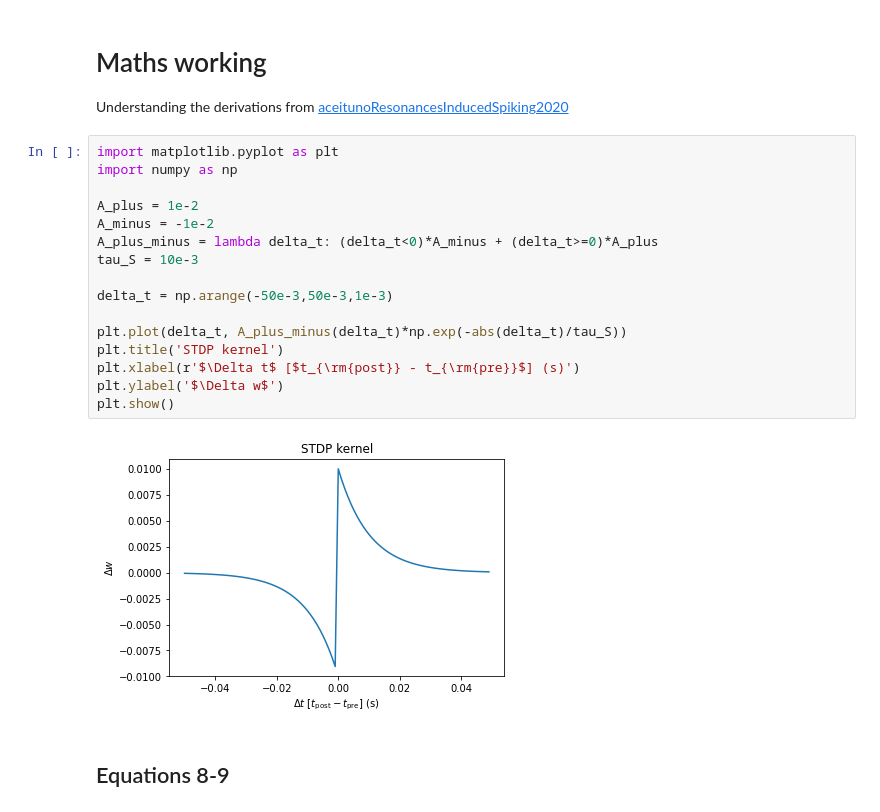
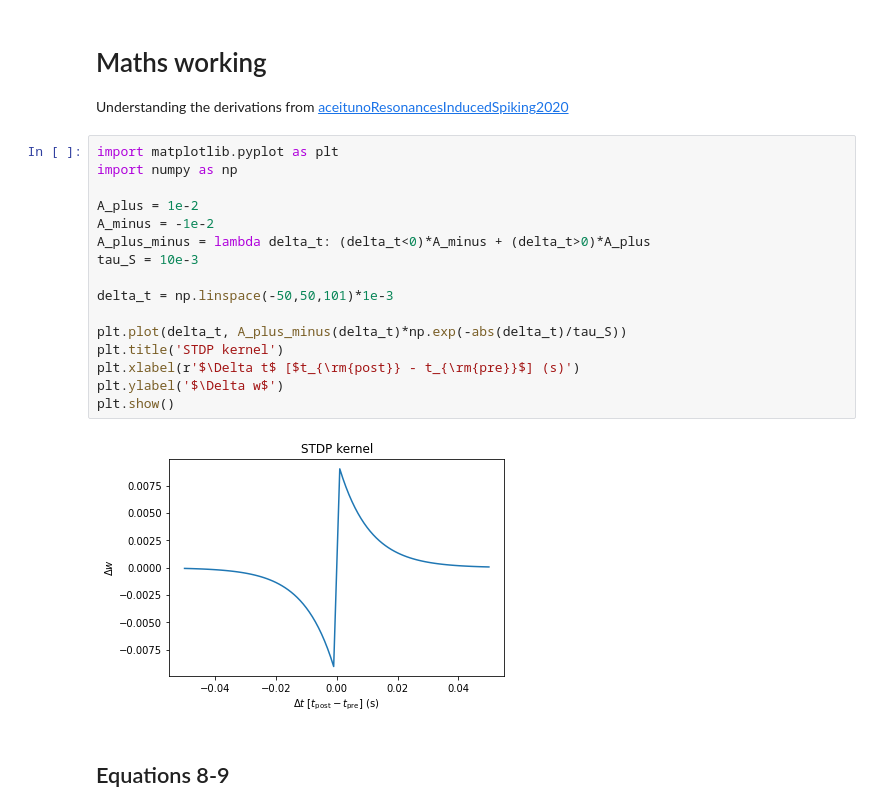
Before and after one commit to Dominic-DallOsto/STDP-Resonant-Networks, a Jupyter notebook: maths working.ipynb, the cells around one changed output. Cells and saved outputs as stored; diff of their text form.

```diff
--- a/maths working.ipynb
+++ b/maths working.ipynb
@@ -5,21 +5,21 @@ Understanding the derivations from [aceitunoResonancesInducedSpiking2020](http:/
 # %%
 import matplotlib.pyplot as plt
 import numpy as np
 
 A_plus = 1e-2
 A_minus = -1e-2
-A_plus_minus = lambda delta_t: (delta_t<0)*A_minus + (delta_t>=0)*A_plus
+A_plus_minus = lambda delta_t: (delta_t<0)*A_minus + (delta_t>0)*A_plus
 tau_S = 10e-3
 
-delta_t = np.arange(-50e-3,50e-3,1e-3)
+delta_t = np.linspace(-50,50,101)*1e-3
 
 plt.plot(delta_t, A_plus_minus(delta_t)*np.exp(-abs(delta_t)/tau_S))
 plt.title('STDP kernel')
 plt.xlabel(r'$\Delta t$ [$t_{\rm{post}} - t_{\rm{pre}}$] (s)')
 plt.ylabel('$\Delta w$')
 plt.show()
 # %% [output]
-[figure, old version]
+[figure, new version]
 # %% [markdown]
 ## Equations 8-9
 # %% [markdown]
```
Also changed, not shown: 2 other files.
